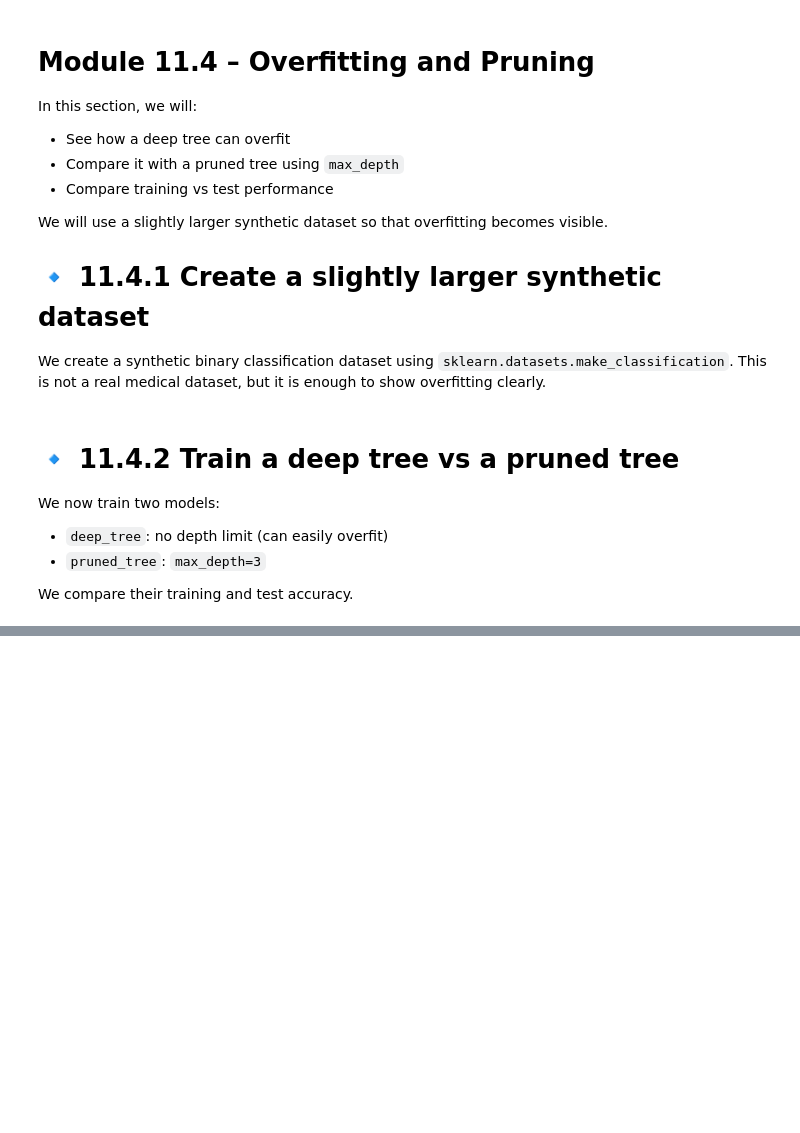
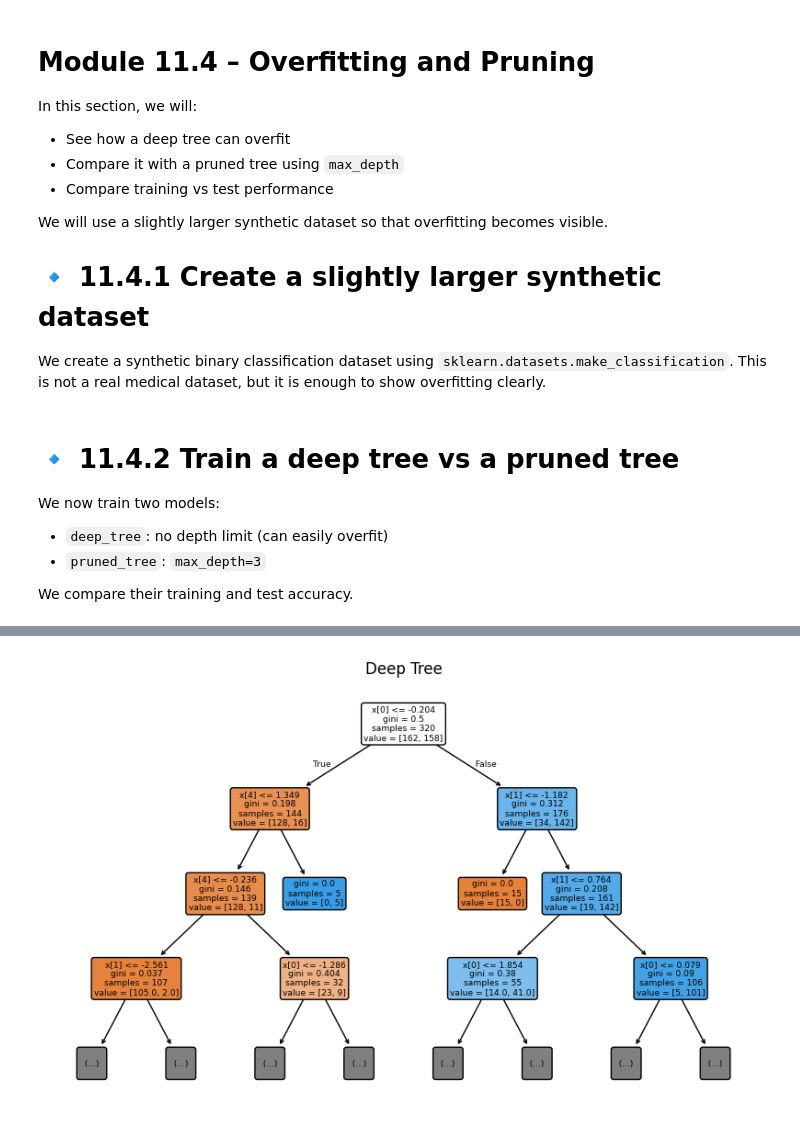
Before and after one commit to kaho0/Aaagh-more-math, a Jupyter notebook: Module_11.ipynb, the cells around one changed output, grey strips where cells are left out. Cells and saved outputs as stored; diff of their text form; code cells hidden in the pictures; blank space fills up the shorter version.

```diff
--- a/Module_11.ipynb
+++ b/Module_11.ipynb
@@ -213,0 +229,7 @@ y_test_pred_pruned=pruned_tree.predict(X_test_big)
+# %%
+plt.figure(figsize=(10,6))
+plot_tree(deep_tree,filled=True,rounded=True,max_depth=3)
+plt.title('Deep Tree')
+plt.show()
+# %% [output]
+[figure, added]
```
Also changed, not shown: parts of 3 cells of this notebook.
